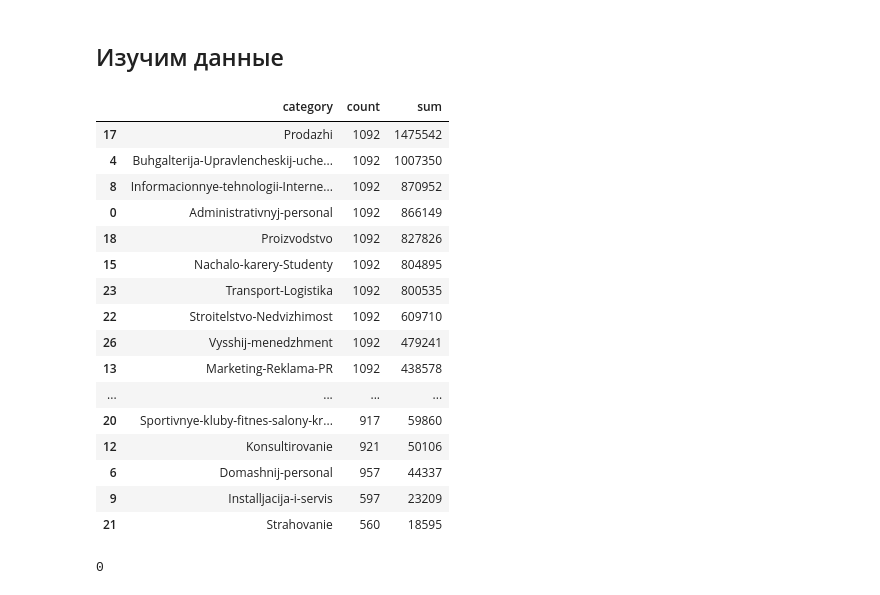
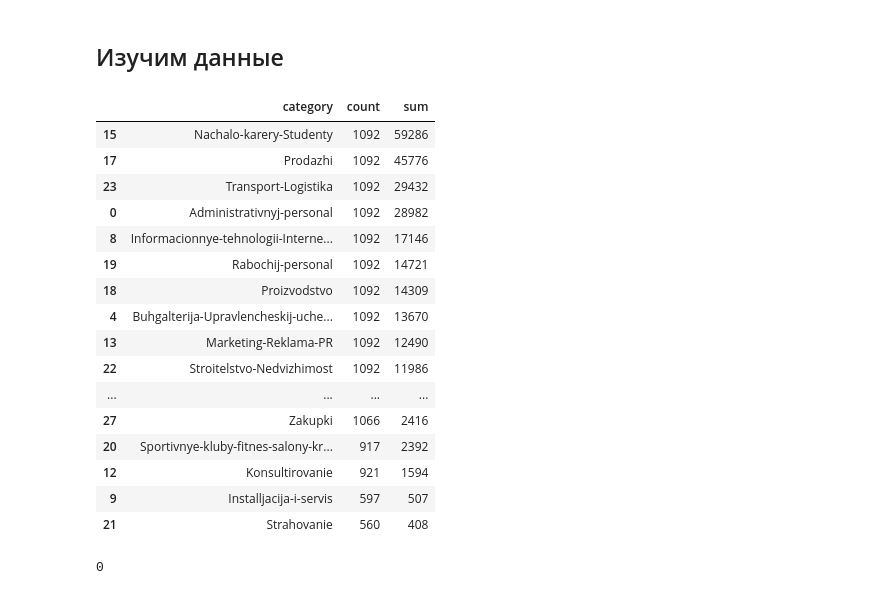
Before and after one commit to pavelveret/pavelveret-realweb, a Jupyter notebook: analysis.ipynb, the cells around one changed output. Cells and saved outputs as stored; diff of their text form; code cells hidden in the pictures.

```diff
--- a/analysis.ipynb
+++ b/analysis.ipynb
@@ -66,25 +67,25 @@ dtype: object
 ## Изучим данные
 # %%
 # Какие у нас есть категории
-by_cat = df.groupby('category')['users'].agg(['count', 'sum']).reset_index()
+by_cat = df.groupby('category')['goals'].agg(['count', 'sum']).reset_index()
 by_cat.sort_values('sum', ascending=False)
 # %% [output]
 |  | category | count | sum |
-| 17 | Prodazhi | 1092 | 1475542 |
-| 4 | Buhgalterija-Upravlencheskij-uche... | 1092 | 1007350 |
-| 8 | Informacionnye-tehnologii-Interne... | 1092 | 870952 |
-| 0 | Administrativnyj-personal | 1092 | 866149 |
-| 18 | Proizvodstvo | 1092 | 827826 |
-| 15 | Nachalo-karery-Studenty | 1092 | 804895 |
-| 23 | Transport-Logistika | 1092 | 800535 |
-| 22 | Stroitelstvo-Nedvizhimost | 1092 | 609710 |
-| 26 | Vysshij-menedzhment | 1092 | 479241 |
-| 13 | Marketing-Reklama-PR | 1092 | 438578 |
+| 15 | Nachalo-karery-Studenty | 1092 | 59286 |
+| 17 | Prodazhi | 1092 | 45776 |
+| 23 | Transport-Logistika | 1092 | 29432 |
+| 0 | Administrativnyj-personal | 1092 | 28982 |
+| 8 | Informacionnye-tehnologii-Interne... | 1092 | 17146 |
+| 19 | Rabochij-personal | 1092 | 14721 |
+| 18 | Proizvodstvo | 1092 | 14309 |
+| 4 | Buhgalterija-Upravlencheskij-uche... | 1092 | 13670 |
+| 13 | Marketing-Reklama-PR | 1092 | 12490 |
+| 22 | Stroitelstvo-Nedvizhimost | 1092 | 11986 |
 | ... | ... | ... | ... |
-| 20 | Sportivnye-kluby-fitnes-salony-kr... | 917 | 59860 |
-| 12 | Konsultirovanie | 921 | 50106 |
-| 6 | Domashnij-personal | 957 | 44337 |
-| 9 | Installjacija-i-servis | 597 | 23209 |
-| 21 | Strahovanie | 560 | 18595 |
+| 27 | Zakupki | 1066 | 2416 |
+| 20 | Sportivnye-kluby-fitnes-salony-kr... | 917 | 2392 |
+| 12 | Konsultirovanie | 921 | 1594 |
+| 9 | Installjacija-i-servis | 597 | 507 |
+| 21 | Strahovanie | 560 | 408 |
 # %%
 # Проверим, что всё агрегировалось правильно
```
Also changed, not shown: parts of 14 cells of this notebook, 1 other file.
